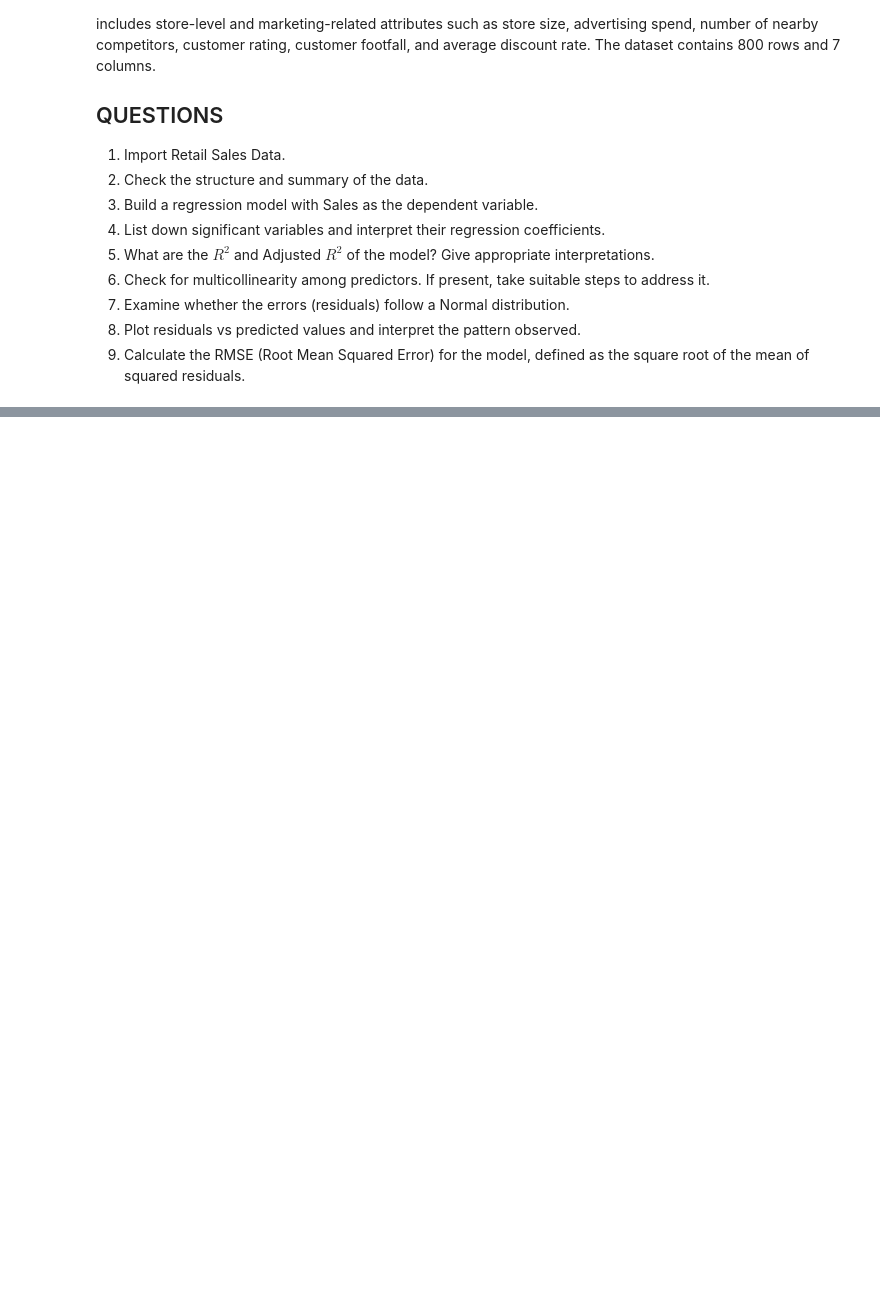
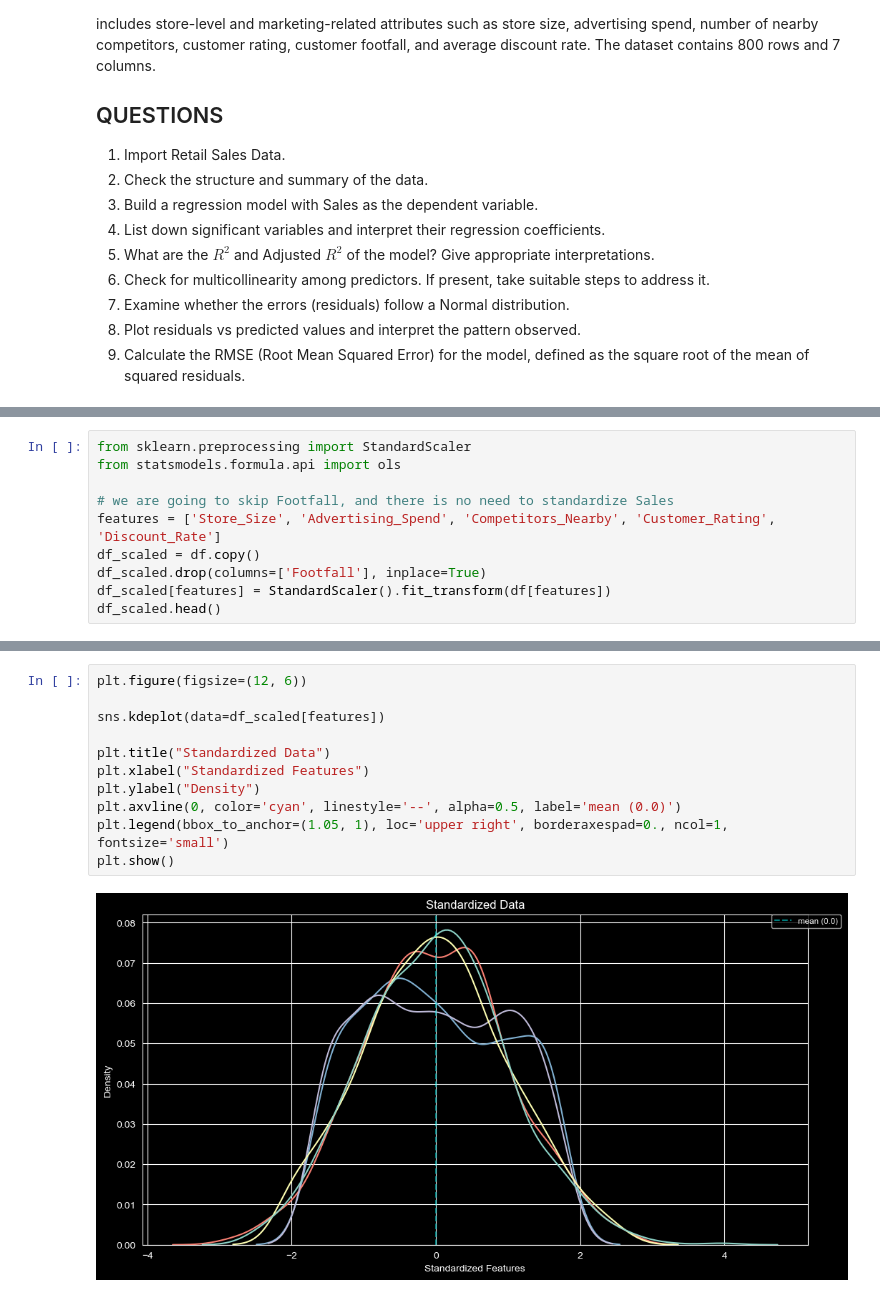
Before and after one commit to bquarkz/master-classes-empty, a Jupyter notebook: notebooks/assignments/m2/assigment_M2U2.ipynb, the cells around one changed output, grey strips where cells are left out. Cells and saved outputs as stored; diff of their text form; blank space fills up the shorter version.

```diff
--- a/notebooks/assignments/m2/assigment_M2U2.ipynb
+++ b/notebooks/assignments/m2/assigment_M2U2.ipynb
@@ -20,0 +151,10 @@ The dataset contains 800 rows and 7 columns.
+# %%
+from sklearn.preprocessing import StandardScaler
+from statsmodels.formula.api import ols
+
+# we are going to skip Footfall, and there is no need to standardize Sales
+features = ['Store_Size', 'Advertising_Spend', 'Competitors_Nearby', 'Customer_Rating', 'Discount_Rate']
+df_scaled = df.copy()
+df_scaled.drop(columns=['Footfall'], inplace=True)
+df_scaled[features] = StandardScaler().fit_transform(df[features])
+df_scaled.head()
@@ -20,0 +168,13 @@ The dataset contains 800 rows and 7 columns.
+# %%
+plt.figure(figsize=(12, 6))
+
+sns.kdeplot(data=df_scaled[features])
+
+plt.title("Standardized Data")
+plt.xlabel("Standardized Features")
+plt.ylabel("Density")
+plt.axvline(0, color='cyan', linestyle='--', alpha=0.5, label='mean (0.0)')
+plt.legend(bbox_to_anchor=(1.05, 1), loc='upper right', borderaxespad=0., ncol=1, fontsize='small')
+plt.show()
+# %% [output]
+[figure, added]
```
Also changed, not shown: parts of 20 cells of this notebook.
